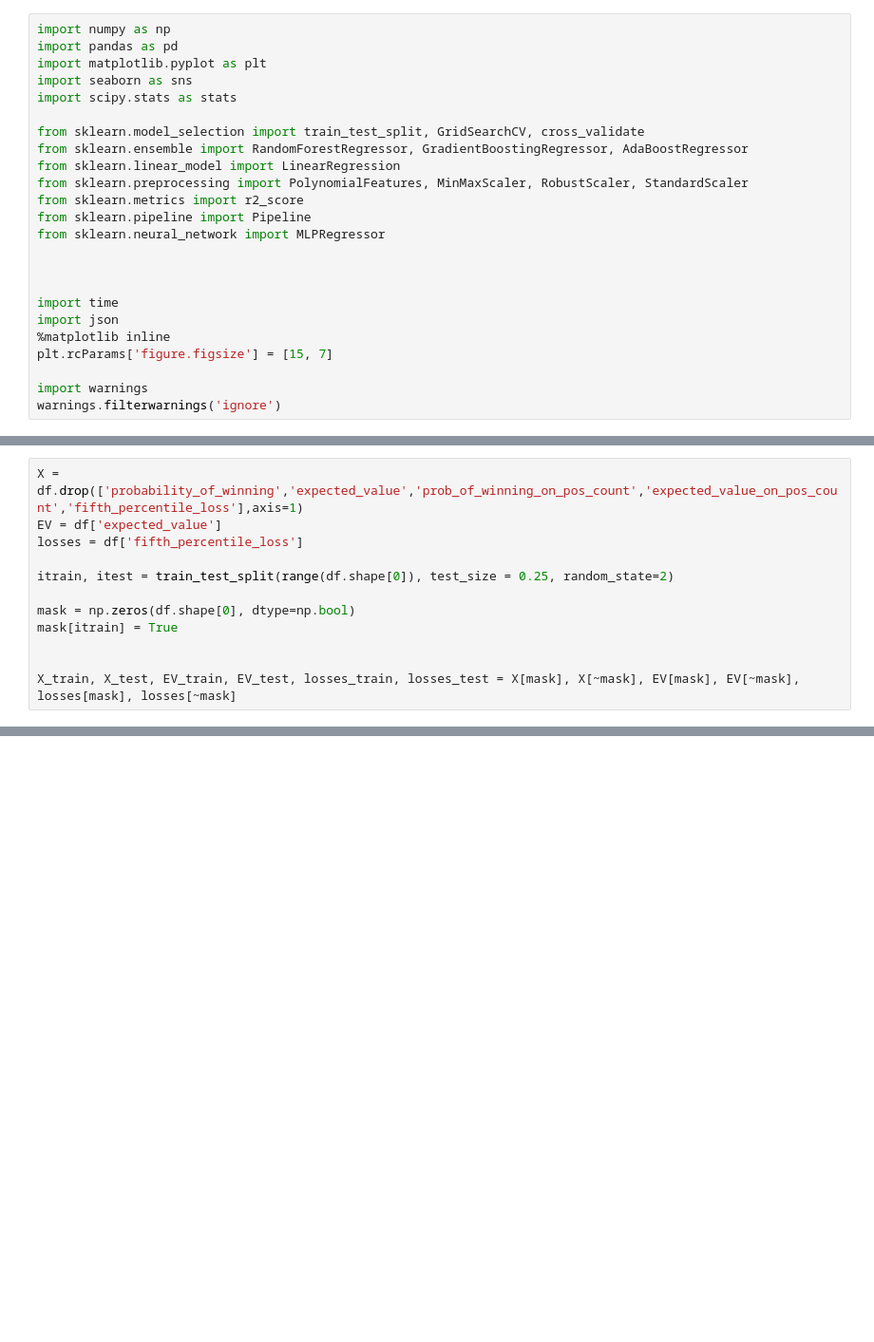
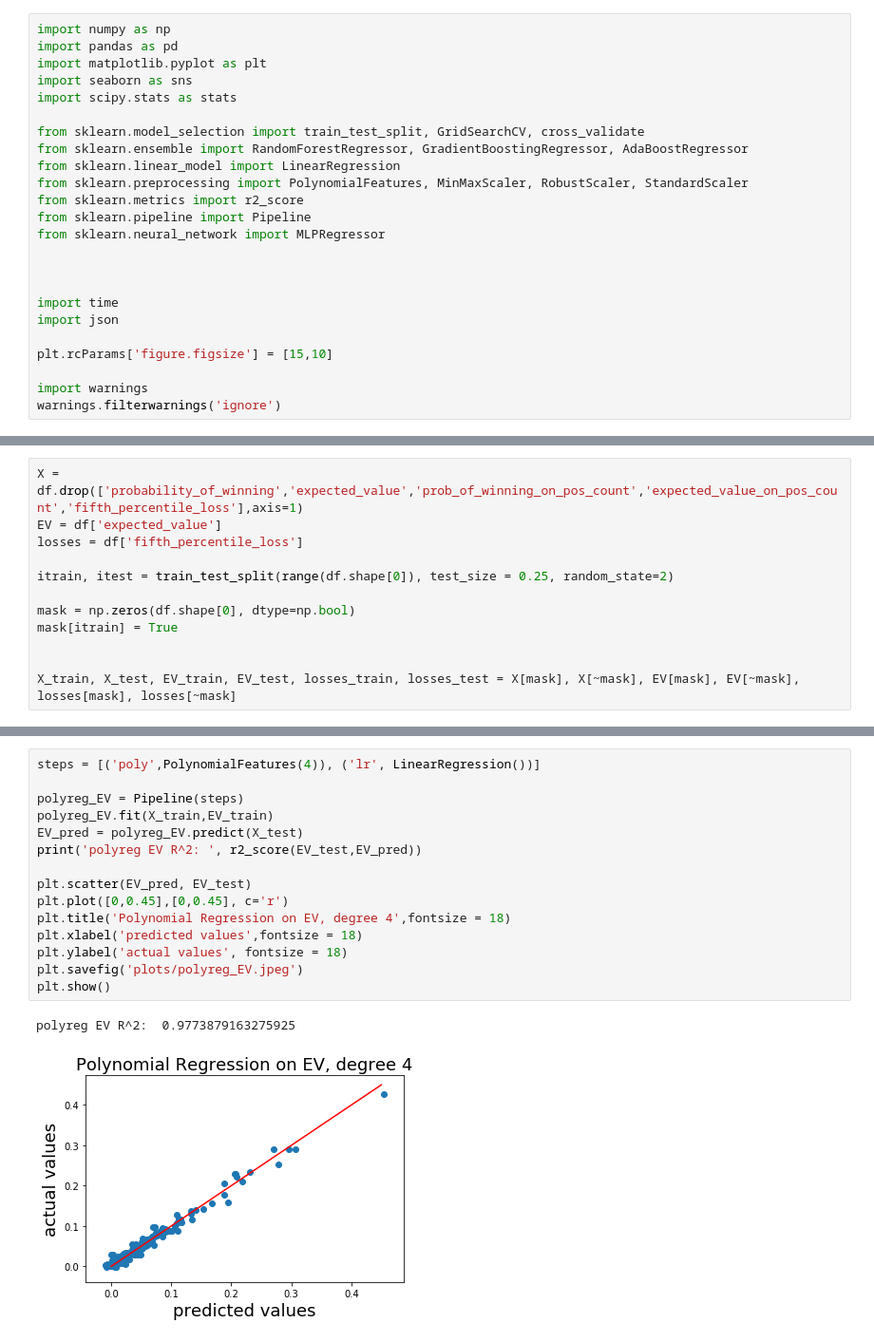
Before and after one commit to scatkinson/BlackjackSimulator, a Jupyter notebook: BlackjackML.ipynb, the cells around one changed output, grey strips where cells are left out. Shown: that part at 95% size. Drawn from its saved outputs; the diff is of its cells as text; blank space fills up the shorter version.

Commit message:
ML notebook and plots update

```diff
--- a/BlackjackML.ipynb
+++ b/BlackjackML.ipynb
@@ -31,8 +34,8 @@ from sklearn.neural_network import MLPRegressor
 
 import time
 import json
-%matplotlib inline
-plt.rcParams['figure.figsize'] = [15, 7]
+
+plt.rcParams['figure.figsize'] = [15,10]
 
 import warnings
 warnings.filterwarnings('ignore')
@@ -407,0 +376,18 @@ R^2:  0.9773879163275925
+# %%
+steps = [('poly',PolynomialFeatures(4)), ('lr', LinearRegression())]
+
+polyreg_EV = Pipeline(steps)
+polyreg_EV.fit(X_train,EV_train)
+EV_pred = polyreg_EV.predict(X_test)
+print('polyreg EV R^2: ', r2_score(EV_test,EV_pred))
+
+plt.scatter(EV_pred, EV_test)
+plt.plot([0,0.45],[0,0.45], c='r')
+plt.title('Polynomial Regression on EV, degree 4',fontsize = 18)
+plt.xlabel('predicted values',fontsize = 18)
+plt.ylabel('actual values', fontsize = 18)
+plt.savefig('plots/polyreg_EV.jpeg')
+plt.show()
+# %% [output]
+polyreg EV R^2:  0.9773879163275925
+[figure, added]
```
Also changed, not shown: parts of 29 cells of this notebook, 6 other files.
